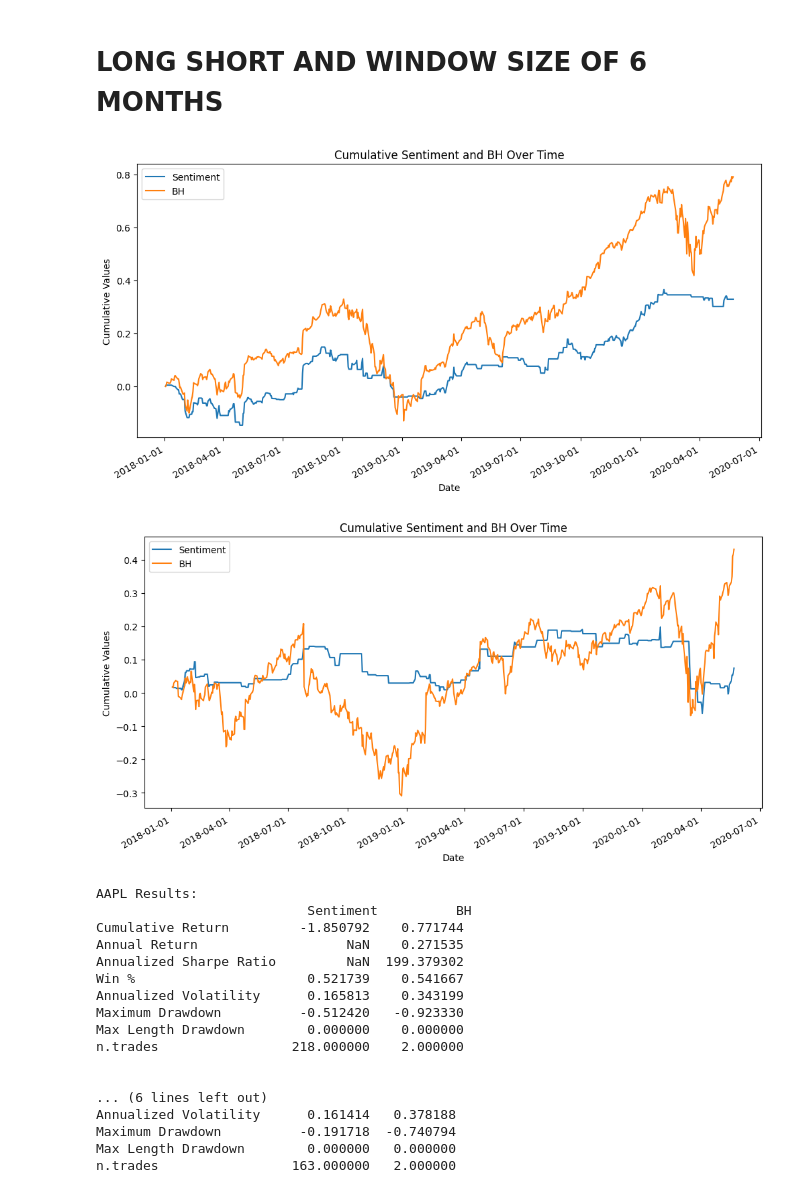
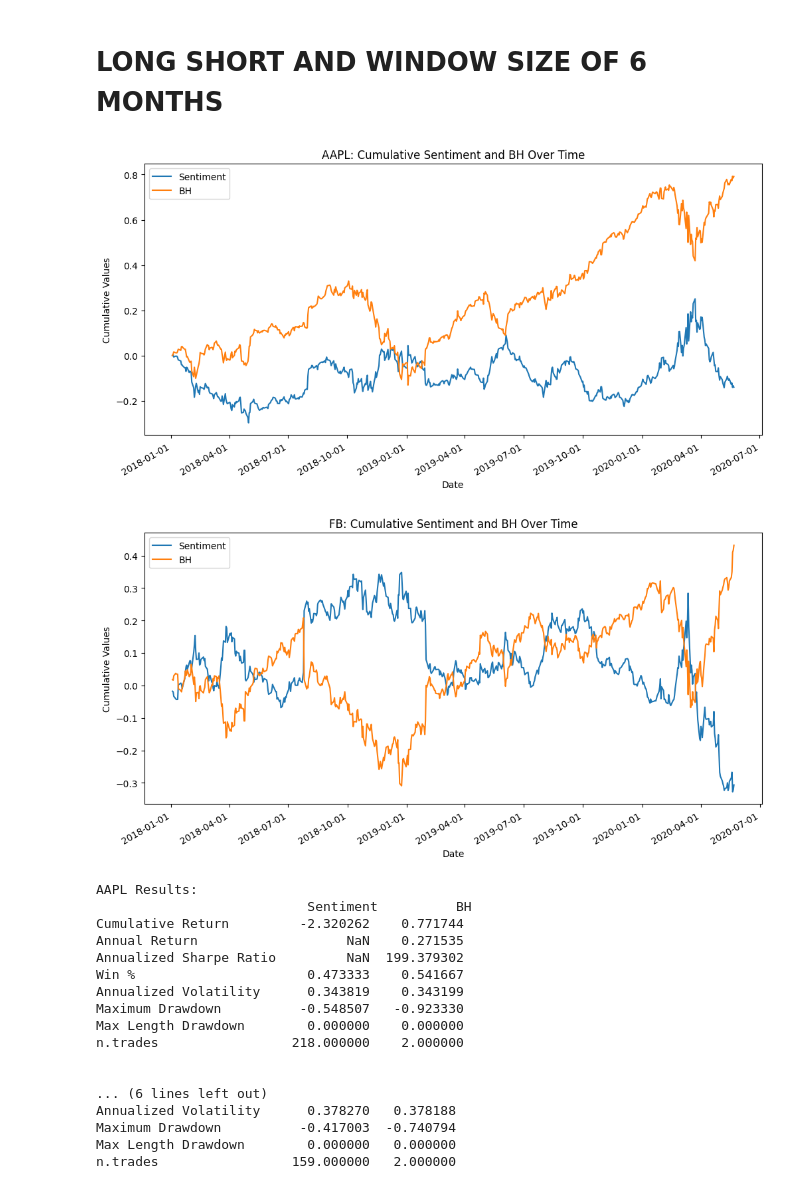
Before and after one commit to ruimaciell/2nd_homework_ml, a Jupyter notebook: Exercise1.ipynb, the cells around one changed output. Saved outputs shown, nothing was run; the diff lists cells and outputs as text; code cells hidden in the pictures.

```diff
--- a/Exercise1.ipynb
+++ b/Exercise1.ipynb
@@ -12,7 +12,7 @@ def performance(x, ntrades=1, cost=0):
     # We define everything we need to test the performance of the strategy with the metrics we have seen in class
 
     x = x[1:]
-    cumRetx = np.cumsum(x, axis=0) - ntrades * cost
+    cumRetx = np.cumsum(x, axis=0) - (ntrades * cost)
     annRetx = (np.power(cumRetx.iloc[-1] + 1, 252 / len(x)) - 1)
     sharpex = annRetx / np.std(x, ddof=1) * np.sqrt(252)
     winpctx = np.count_nonzero(x > 0) / np.count_nonzero(x)
@@ -27,16 +27,16 @@ def performance(x, ntrades=1, cost=0):
                         "Win %", "Annualized Volatility", "Maximum Drawdown", "Max Length Drawdown", "n.trades"])
     return pd.Series(Perf, index=names, name=x.name)
 # %%
-def test_sentiment_strategy(myStock, ev, threshold=50, long_only=True, tcost=0):
+def test_sentiment_strategy(myStock, ev, threshold=50, long_only=True, tcost=0, df_name = 'AAPL'):
     """
     Test a trading strategy based on sentiment indicators.
     """
     # Define the trading strategy
-    condition = (ev['BBr'] > threshold)# & (ev['RVT'] > threshold_RVT)
+    condition = (ev['BBr'] > threshold) & (ev['BBr'].shift(1) > 0.001)
     if long_only:
-        sig = pd.Series(np.where(condition, 1, 0), index=ev.index).shift(1)
+        sig = pd.Series(np.where(condition, 1, 0)).shift(1)
     else:
-        sig = pd.Series(np.where(condition, 1, -1), index=ev.index).shift(1)
+        sig = pd.Series(np.where(condition, 1, -1)).shift(1)
     sig.index = myStock.index
 
     bmkReturns = (myStock / myStock.shift(1) - 1).dropna()
@@ -47,7 +47,7 @@ def test_sentiment_strategy(myStock, ev, threshold=50, long_only=True, tcost=0):
     # Join the returns of the strategy and the benchmark
     tt = pd.concat([myReturns, bmkReturns], axis=1).dropna()
 
-    lruns = np.count_nonzero(np.diff(sig.dropna())) + 1
+    lruns = np.count_nonzero(np.diff(sig)) + 1
     bhPerf = performance(tt['BH'], 2, tcost)
     sentimentPerf = performance(tt['Sentiment'], lruns, tcost)
 
@@ -63,7 +63,7 @@ def test_sentiment_strategy(myStock, ev, threshold=50, long_only=True, tcost=0):
     plt.legend()
     plt.xlabel('Date')
     plt.ylabel('Cumulative Values')
-    plt.title('Cumulative Sentiment and BH Over Time')
+    plt.title(f'{df_name}: Cumulative Sentiment and BH Over Time')
     plt.gcf().autofmt_xdate()
     plt.show()
 
@@ -134,6 +134,11 @@ def calculate_indicators(df):
 
 aapl = calculate_indicators(aapl)
 fb = calculate_indicators(fb)
+
+aapl['BBr'].ffill(inplace=True)
+aapl['BBr'].bfill(inplace=True)
+fb['BBr'].ffill(inplace=True)
+fb['BBr'].bfill(inplace=True)
 # %%
 aapl_target = aapl['Adj Close']
 fb_target = fb['Adj Close']
@@ -291,31 +296,31 @@ Me  0.000138, 'NumWindows': 474}
 # LONG SHORT AND WINDOW SIZE OF 6 MONTHS
 # %%
 # Full period test
-aapl_res = test_sentiment_strategy(aapl_target, aapl_ev, threshold=50, long_only=True, tcost=0.01)
-fb_res = test_sentiment_strategy(fb_target, fb_ev, threshold=50, long_only=True, tcost=0.01)
+aapl_res = test_sentiment_strategy(aapl_target, aapl_ev, threshold=50, long_only=False, tcost=0.01, df_name='AAPL')
+fb_res = test_sentiment_strategy(fb_target, fb_ev, threshold=50, long_only=False, tcost=0.01, df_name='FB')
 
 print("AAPL Results:\n", aapl_res)
 print('\n')
 print("FB Results:\n", fb_res)
 # %% [output]
-[figure, old version]
+[figure, new version]
-[figure, old version]
+[figure, new version]
 AAPL Results:
                            Sentiment          BH
-Cumulative Return         -1.850792    0.771744
+Cumulative Return         -2.320262    0.771744
 Annual Return                   NaN    0.271535
 Annualized Sharpe Ratio         NaN  199.379302
-Win %                      0.521739    0.541667
-Annualized Volatility      0.165813    0.343199
-Maximum Drawdown          -0.512420   -0.923330
+Win %                      0.473333    0.541667
+Annualized Volatility      0.343819    0.343199
+Maximum Drawdown          -0.548507   -0.923330
 Max Length Drawdown        0.000000    0.000000
 n.trades                 218.000000    2.000000
 
 
 ... (6 lines left out)
-Annualized Volatility      0.161414   0.378188
-Maximum Drawdown          -0.191718  -0.740794
+Annualized Volatility      0.378270   0.378188
+Maximum Drawdown          -0.417003  -0.740794
 Max Length Drawdown        0.000000   0.000000
-n.trades                 163.000000   2.000000
+n.trades                 159.000000   2.000000
 # %%
 # Rolling window analysis
```
Also changed, not shown: parts of 18 cells of this notebook, 1 other file.
